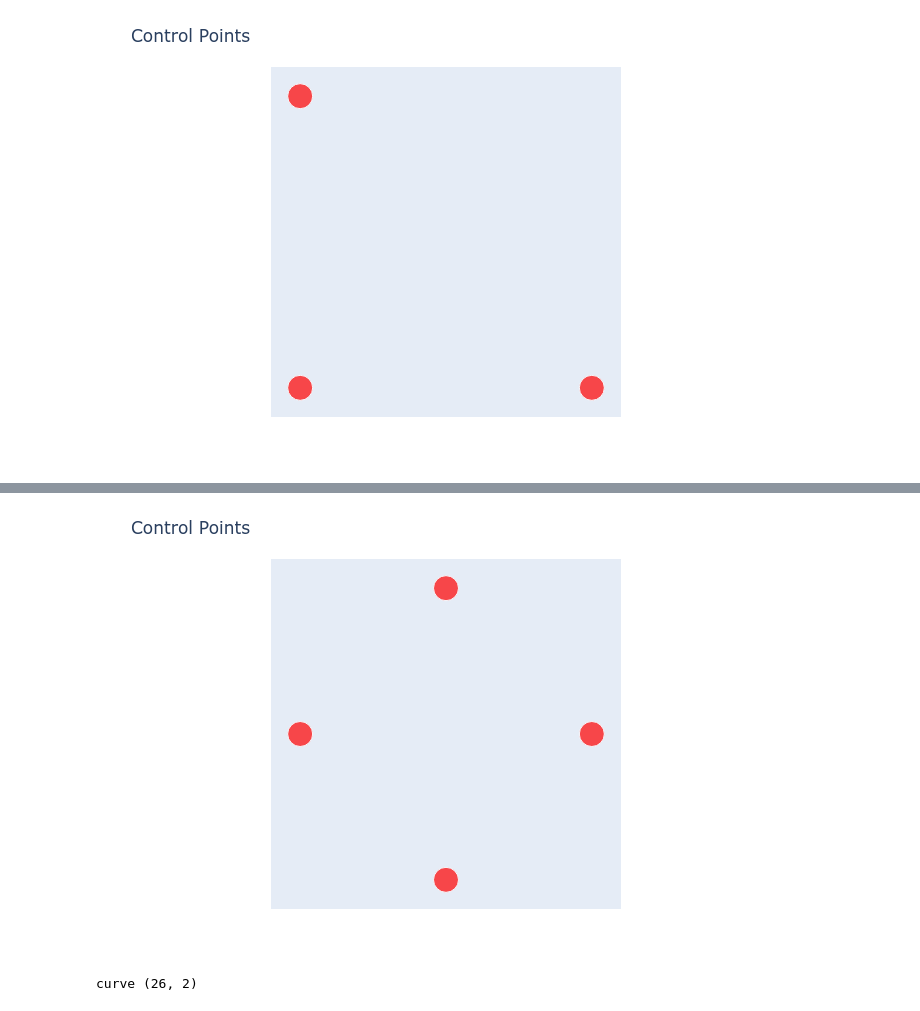
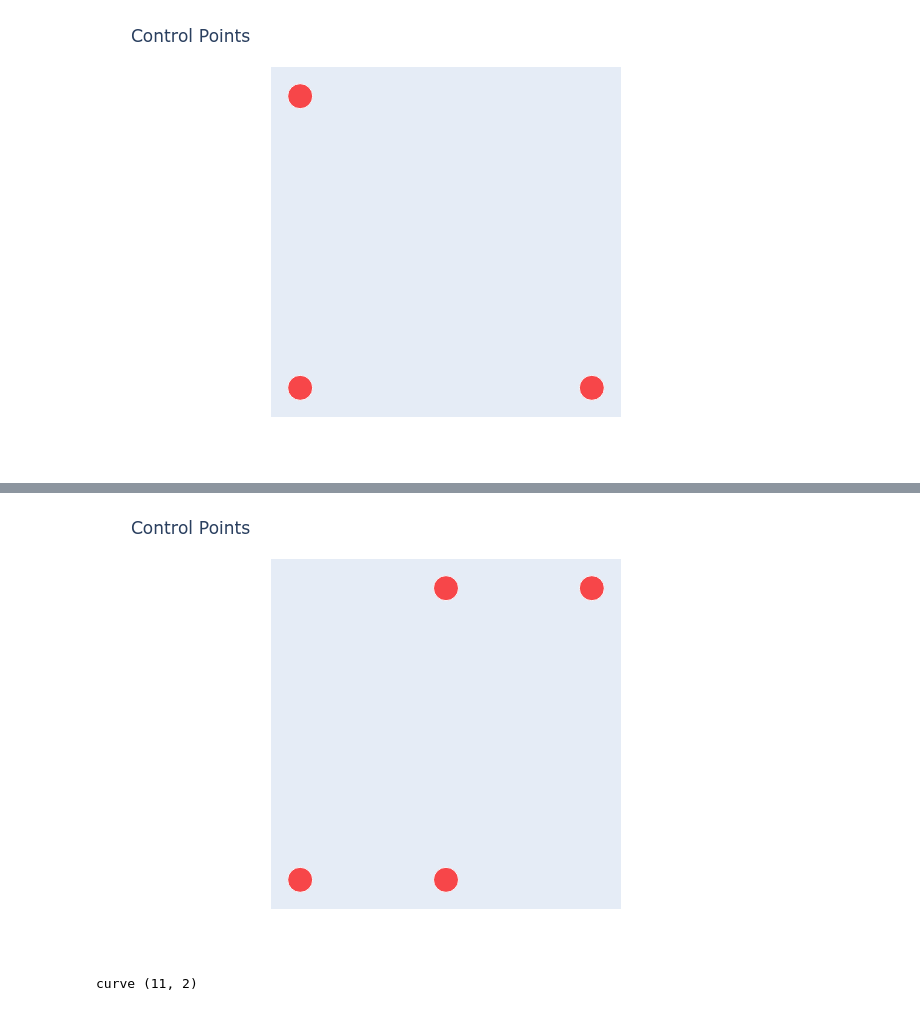
Before and after one commit to EvanLavender13/graphics, a Jupyter notebook: bezier-curves/bezier-curve.ipynb, the cells around one changed output, grey strips where cells are left out. Cells and saved outputs as stored; diff of their text form; code cells hidden in the pictures.

```diff
--- a/bezier-curves/bezier-curve.ipynb
+++ b/bezier-curves/bezier-curve.ipynb
@@ -112,12 +62,0 @@ curve (26, 2)
-# %%
-fig.add_trace(go.Scatter(
-    x=curve[:, 0],
-    y=curve[:, 1],
-    name="curve",
-    mode="lines+markers",
-    marker=dict(size=[15] * (n_segments + 1),
-                color="blue")
-))
-
-fig.update_layout(title="Quadratic Bezier Curve")
-fig.show("png")
@@ -125,0 +63,5 @@ fig.show("png")
+# %%
+d.add_curve(fig, curve)
+
+fig.update_layout(title="Quadratic Bezier Curve")
+fig.show("png")
@@ -125,0 +70,13 @@ fig.show("png")
+# %%
+fig.data = []
+
+t_space = np.linspace(0, 1, n_segments + 1)
+
+for i, dt in enumerate(t_space):
+    p0 = bz.linear(control_points[0:2], dt)
+    p1 = bz.linear(control_points[1:3], dt)
+    d.add_line(fig, p0, p1, i)
+
+fig.update_traces(connectgaps=False)
+fig.update_layout(title="Linear Interpolations")
+fig.show("png")
@@ -126,29 +85,22 @@ fig.show("png")
 # %%
 control_points = np.array([
-    [0, 0.5],
+    [0, 0],
+    [0.5, 0],
     [0.5, 1],
-    [0.5, 0],
-    [1, 0.5]
+    [1, 1]
 ], dtype=float)
 # %%
 fig.data = []
 
-fig.add_trace(go.Scatter(
-    x=control_points[:, 0],
-    y=control_points[:, 1],
-    name="control points",
-    mode="markers",
-    marker=dict(size=[25, 25, 25, 25],
-                color="red")
-))
+d.add_control_points(fig, control_points)
 
 fig.update_layout(title="Control Points")
 fig.show("png")
 # %% [output]
-[figure, old version]
+[figure, new version]
 # %%
-n_segments = 25
+n_segments = 10
 curve = bz.get_curve(n_segments, control_points)
 print("curve", curve.shape)
 # %% [output]
-curve (26, 2)
+curve (11, 2)
```
Also changed, not shown: parts of 13 cells of this notebook, 1 other file.
